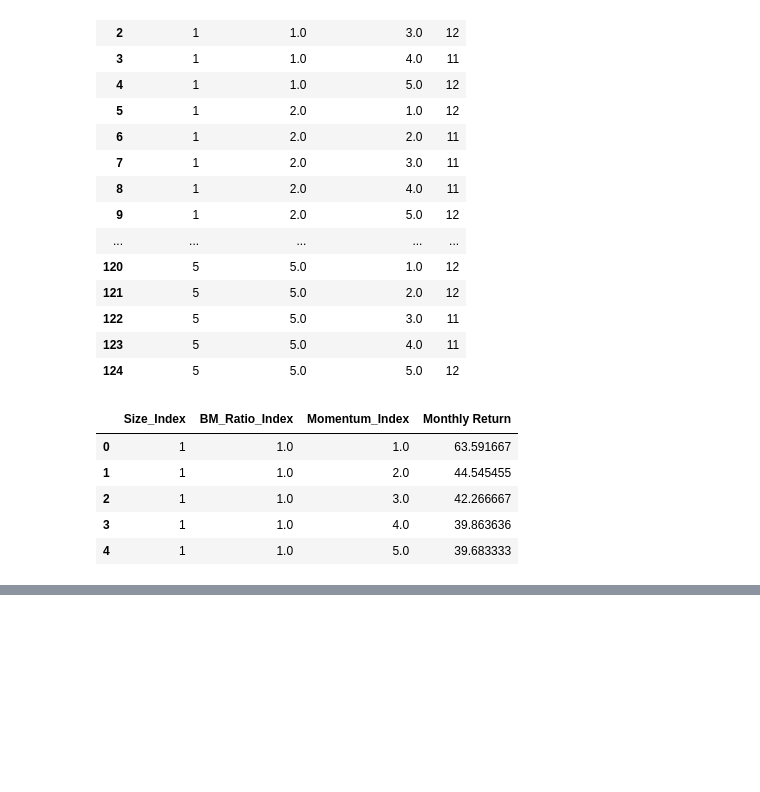
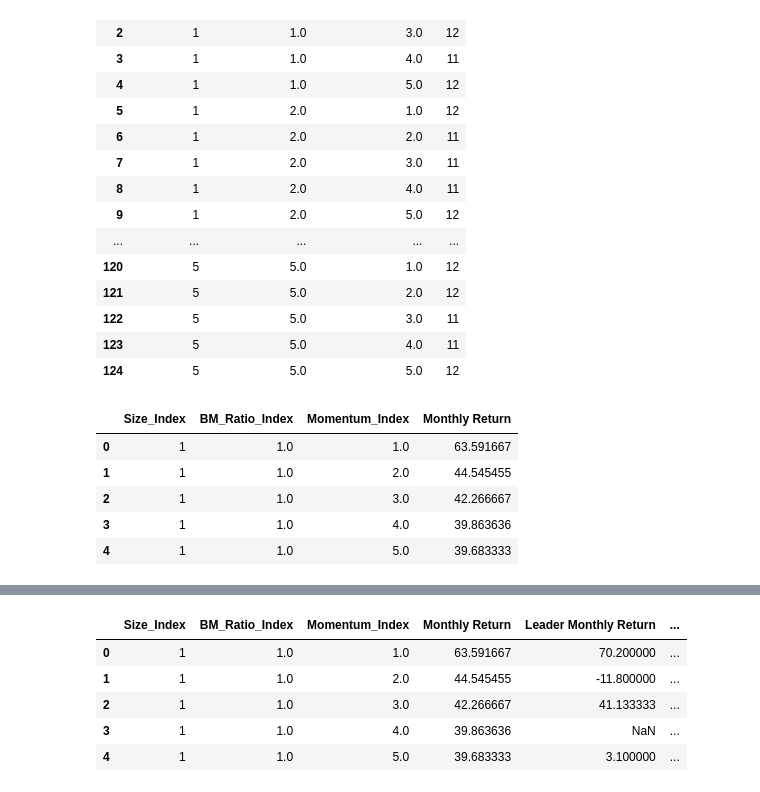
Before and after one commit to sunshineluyao/ESG_with_benchmark, a Jupyter notebook: Categorization/ESG_Categorization_Apr.ipynb, the cells around one changed output, grey strips where cells are left out. Drawn from its saved outputs; the diff is of its cells as text; code cells hidden in the pictures; blank space fills up the shorter version.

```diff
--- a/Categorization/ESG_Categorization_Apr.ipynb
+++ b/Categorization/ESG_Categorization_Apr.ipynb
@@ -248,0 +262,12 @@ df_Apr_Overview_Benchmark.head()
+# %%
+df_Apr_Overview_Benchmark['Leader Abnormal Return']=df_Apr_Overview_Benchmark['Leader Monthly Return']-df_Apr_Overview_Benchmark['Monthly Return']
+df_Apr_Overview_Benchmark['Laggard Abnormal Return']=df_Apr_Overview_Benchmark['Laggard Monthly Return']-df_Apr_Overview_Benchmark['Monthly Return']
+df_Apr_Overview_Benchmark['Average Abnormal Return']=df_Apr_Overview_Benchmark['Average Monthly Return']-df_Apr_Overview_Benchmark['Monthly Return']
+df_Apr_Overview_Benchmark.head()
+# %% [output]
+|  | Size_Index | BM_Ratio_Index | Momentum_Index | Monthly Return | Leader Monthly Return | ... |
+| 0 | 1 | 1.0 | 1.0 | 63.591667 | 70.200000 | ... |
+| 1 | 1 | 1.0 | 2.0 | 44.545455 | -11.800000 | ... |
+| 2 | 1 | 1.0 | 3.0 | 42.266667 | 41.133333 | ... |
+| 3 | 1 | 1.0 | 4.0 | 39.863636 | NaN | ... |
+| 4 | 1 | 1.0 | 5.0 | 39.683333 | 3.100000 | ... |
```
Also changed, not shown: parts of 21 cells of this notebook.
